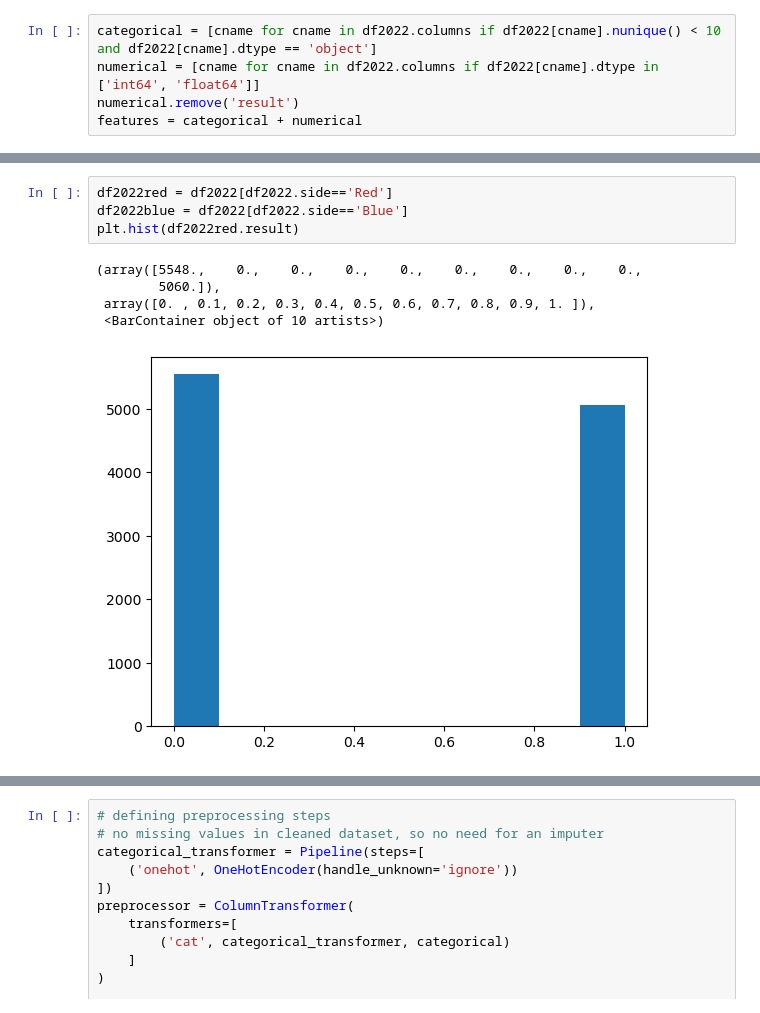
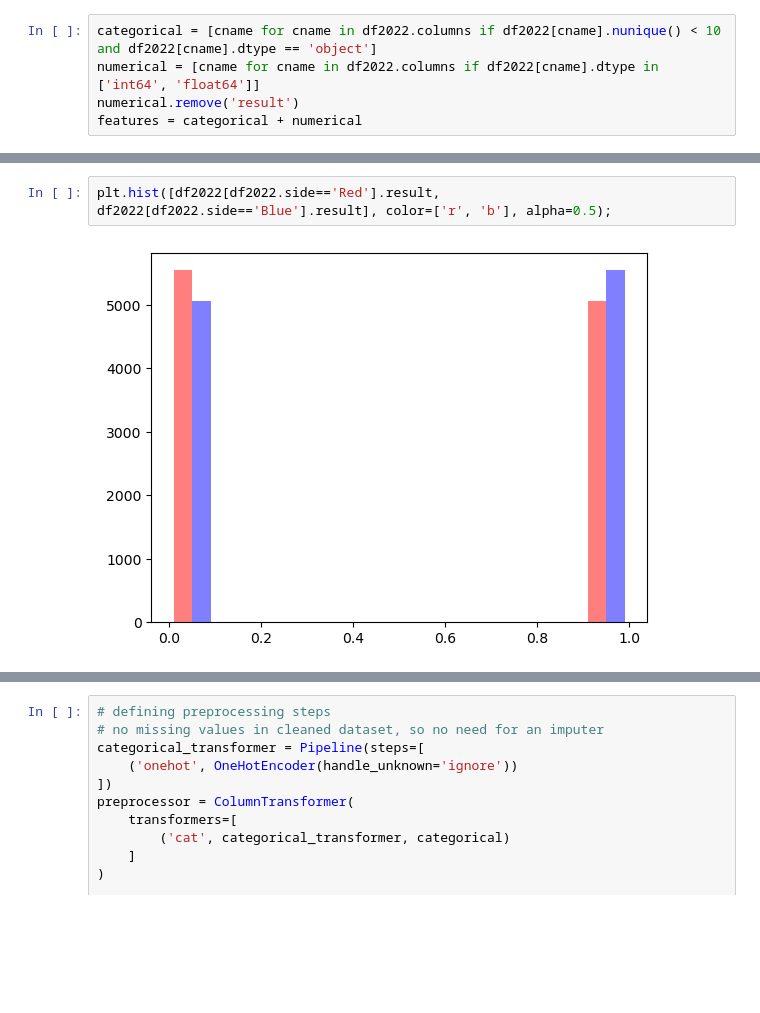
Before and after one commit to jjhuang4/lol-esports-analysis, a Jupyter notebook: matches-EDA.ipynb, the cells around one changed output, grey strips where cells are left out. Saved outputs shown, nothing was run; the diff lists cells and outputs as text; blank space fills up the shorter version.

```diff
--- a/matches-EDA.ipynb
+++ b/matches-EDA.ipynb
@@ -97,10 +83,4 @@ Name: side, Length: 21216, dtype: object
 # %%
-df2022red = df2022[df2022.side=='Red']
-df2022blue = df2022[df2022.side=='Blue']
-plt.hist(df2022red.result)
+plt.hist([df2022[df2022.side=='Red'].result, df2022[df2022.side=='Blue'].result], color=['r', 'b'], alpha=0.5);
 # %% [output]
-(array([5548.,    0.,    0.,    0.,    0.,    0.,    0.,    0.,    0.,
-        5060.]),
- array([0. , 0.1, 0.2, 0.3, 0.4, 0.5, 0.6, 0.7, 0.8, 0.9, 1. ]),
- <BarContainer object of 10 artists>)
-[figure, old version]
+[figure, new version]
```
Also changed, not shown: parts of 10 cells of this notebook.
